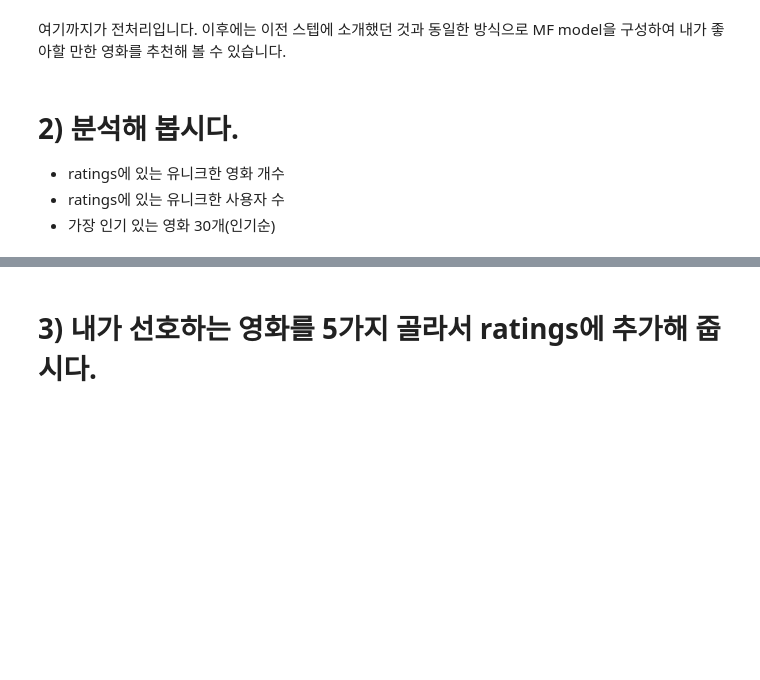
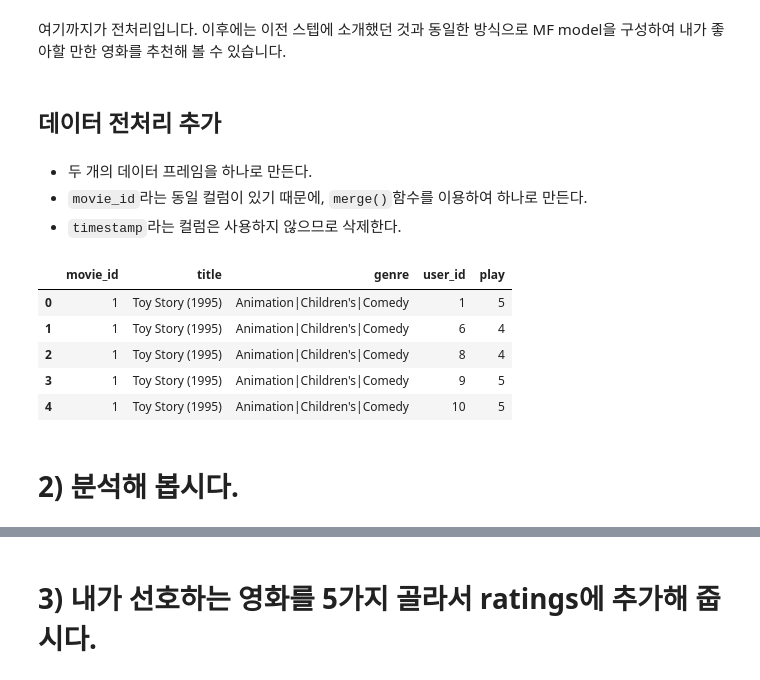
Before and after one commit to Seona056/AIFFEL_Daegu, a Jupyter notebook: [E-14] Movielens 영화 추천 실습.ipynb, the cells around one changed output, grey strips where cells are left out. Saved outputs shown, nothing was run; the diff lists cells and outputs as text; code cells hidden in the pictures; blank space fills up the shorter version.

```diff
--- a/[E-14] Movielens 영화 추천 실습.ipynb
+++ b/[E-14] Movielens 영화 추천 실습.ipynb
@@ -33,8 +66,9 @@ $ ln -s ~/data/ml-1m/* ~/aiffel/recommendata_iu/data/ml-1m
 
 Movielens 데이터는 `rating.dat` 안에 이미 인덱싱까지 완료된 사용자-영화-평점 데이터가 깔끔하게 정리되어 있습니다.
 # %%
-import os
-rating_file_path=os.getenv('HOME') + '/aiffel/recommendata_iu/data/ml-1m/ratings.dat'
+import pandas as pd
+
+rating_file_path= '/content/drive/MyDrive/아이펠/풀잎스쿨/data/recommendata_iu/data/ml-1m/ratings.dat'
 ratings_cols = ['user_id', 'movie_id', 'ratings', 'timestamp']
 ratings = pd.read_csv(rating_file_path, sep='::', names=ratings_cols, engine='python', encoding = "ISO-8859-1")
 orginal_data_size = len(ratings)
@@ -49,4 +93,5 @@ print(f'Ratio of Remaining Data is {filtered_data_size / orginal_data_size:.2%}'
 # %%
-# ratings 컬럼의 이름을 counts로 바꿉니다.
-ratings.rename(columns={'ratings':'counts'}, inplace=True)
+# ratings 컬럼의 이름을 play로 바꿉니다.
+# df.rename(columns={'변경전col':'변경후 col'})
+ratings.rename(columns={'ratings':'play'}, inplace=True)
 # %%
@@ -61,9 +126,3 @@ movies.head()
 여기까지가 전처리입니다. 이후에는 이전 스텝에 소개했던 것과 동일한 방식으로 MF model을 구성하여 내가 좋아할 만한 영화를 추천해 볼 수 있습니다.
 # %%
 #[[ your code ]]
-# %% [markdown]
-# 2) 분석해 봅시다.
-
-- ratings에 있는 유니크한 영화 개수
-- ratings에 있는 유니크한 사용자 수
-- 가장 인기 있는 영화 30개(인기순)
@@ -71,0 +129,26 @@ movies.head()
+# %% [markdown]
+## 데이터 전처리 추가
+# %% [markdown]
+- 두 개의 데이터 프레임을 하나로 만든다.
+-  `movie_id`라는 동일 컬럼이 있기 때문에, `merge()`함수를 이용하여 하나로 만든다.
+- `timestamp`라는 컬럼은 사용하지 않으므로 삭제한다.
+# %%
+# pd.merge() 안에 묶고자 하는 데이터프레임들을 입력한다.
+# movie_id 가 같기 때문에, 이를 기준으로 오른쪽에 ratings를 붙여준다.
+# 이어붙인 값을 = 을 통해 combined 라는 변수에 할당
+data = pd.merge(movies, ratings)
+
+# timestamp 삭제
+data.drop(['timestamp'], axis=1, inplace=True)
+
+# movie_id 를 기준으로 컬럼들 추가된 것이므로, 모든 컬럼들이 있는지 확인한다.
+data.head()
+# %% [output]
+|  | movie_id | title | genre | user_id | play |
+| 0 | 1 | Toy Story (1995) | Animation|Children's|Comedy | 1 | 5 |
+| 1 | 1 | Toy Story (1995) | Animation|Children's|Comedy | 6 | 4 |
+| 2 | 1 | Toy Story (1995) | Animation|Children's|Comedy | 8 | 4 |
+| 3 | 1 | Toy Story (1995) | Animation|Children's|Comedy | 9 | 5 |
+| 4 | 1 | Toy Story (1995) | Animation|Children's|Comedy | 10 | 5 |
+# %% [markdown]
+# 2) 분석해 봅시다.
```
Also changed, not shown: parts of 126 cells of this notebook, 1 other file.
